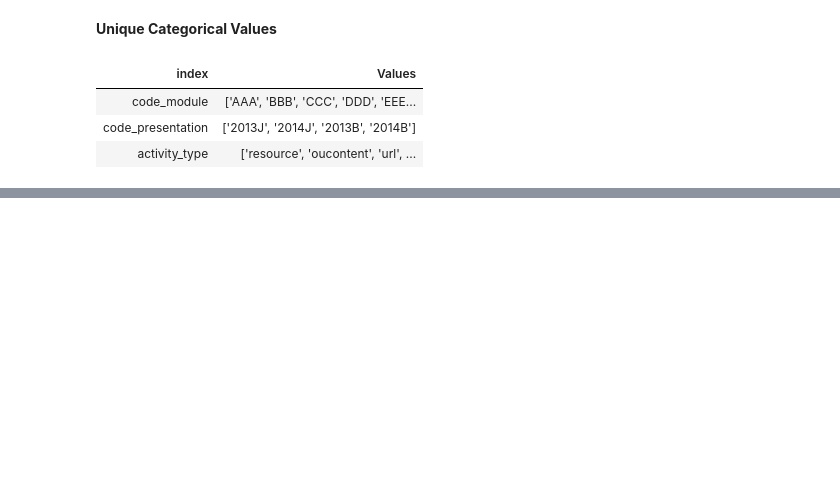
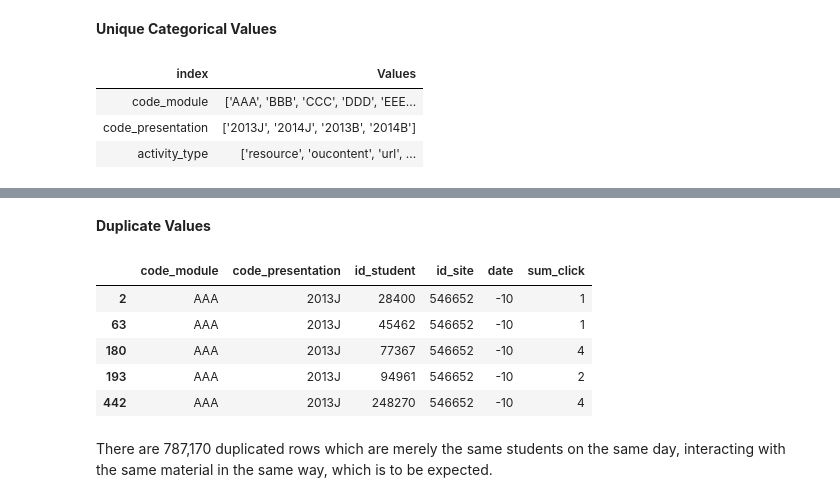
Before and after one commit to freyjagarner/Student-Data-Analysis, a Jupyter notebook: Capstone/VLE.ipynb, the cells around one changed output, grey strips where cells are left out. Cells and saved outputs as stored; diff of their text form; code cells hidden in the pictures; blank space fills up the shorter version.

```diff
--- a/Capstone/VLE.ipynb
+++ b/Capstone/VLE.ipynb
@@ -123,0 +197,3 @@ unique_vals(vle)
+# %%
+student_vle = student_vle.astype({'id_site':str, 'id_student':str})
+student_vle = student_vle.convert_dtypes(convert_integer=False)
@@ -123,0 +212,19 @@ unique_vals(vle)
+# %% [markdown]
+**Duplicate Values**
+# %%
+duplicates = get_dupes(student_vle)
+duplicates.head()
+# %% [output]
+|  | code_module | code_presentation | id_student | id_site | date | sum_click |
+| 2 | AAA | 2013J | 28400 | 546652 | -10 | 1 |
+| 63 | AAA | 2013J | 45462 | 546652 | -10 | 1 |
+| 180 | AAA | 2013J | 77367 | 546652 | -10 | 4 |
+| 193 | AAA | 2013J | 94961 | 546652 | -10 | 2 |
+| 442 | AAA | 2013J | 248270 | 546652 | -10 | 4 |
+# %%
+md(f'''
+There are {"{:,}".format(len(duplicates))} duplicated rows which are merely the same students on the same day, interacting with the same material in the same way, which is to be expected.
+''')
+# %% [output]
+
+There are 787,170 duplicated rows which are merely the same students on the same day, interacting with the same material in the same way, which is to be expected.
```
Also changed, not shown: parts of 29 cells of this notebook.
